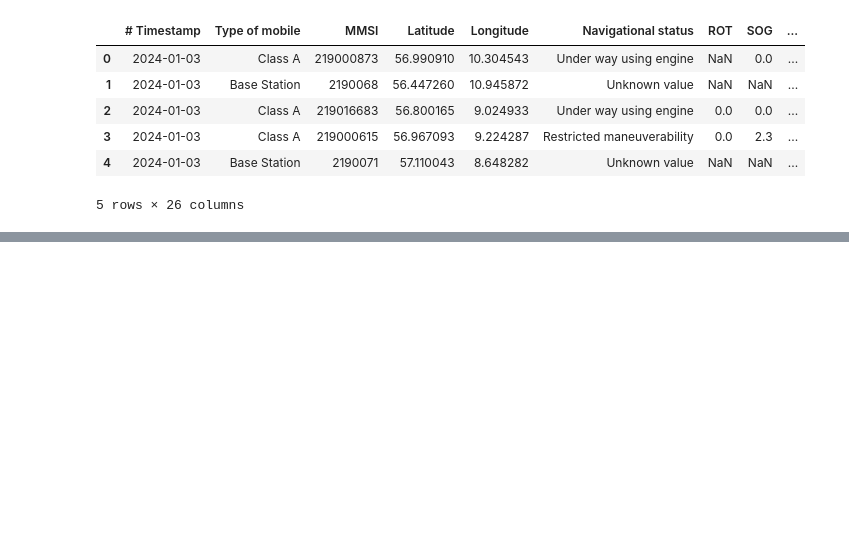
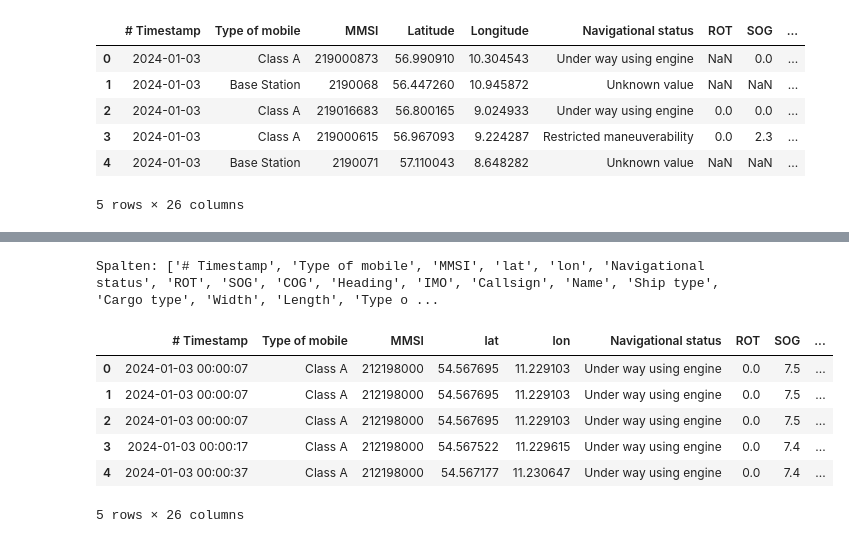
Before and after one commit to AI-lly/plotseamap, a Jupyter notebook: test2.ipynb, the cells around one changed output, grey strips where cells are left out. Drawn from its saved outputs; the diff is of its cells as text; code cells hidden in the pictures; blank space fills up the shorter version.

```diff
--- a/test2.ipynb
+++ b/test2.ipynb
@@ -46,0 +98,16 @@ AttributeError: 'DataFrame' object has no attribute 'lon'
+# %%
+# + tags=[]
+csv_path = "data/processed/ais/fehmarnbelt_ais_filtered.csv"
+# Wir lesen nur die ersten 100 000 Zeilen zum schnellen Test
+df = pd.read_csv(csv_path, parse_dates=['# Timestamp'])
+print("Spalten:", df.columns.tolist())
+df.head()
+# %% [output]
+Spalten: ['# Timestamp', 'Type of mobile', 'MMSI', 'lat', 'lon', 'Navigational status', 'ROT', 'SOG', 'COG', 'Heading', 'IMO', 'Callsign', 'Name', 'Ship type', 'Cargo type', 'Width', 'Length', 'Type o ...
+|  | # Timestamp | Type of mobile | MMSI | lat | lon | Navigational status | ROT | SOG | ... |
+| 0 | 2024-01-03 00:00:07 | Class A | 212198000 | 54.567695 | 11.229103 | Under way using engine | 0.0 | 7.5 | ... |
+| 1 | 2024-01-03 00:00:07 | Class A | 212198000 | 54.567695 | 11.229103 | Under way using engine | 0.0 | 7.5 | ... |
+| 2 | 2024-01-03 00:00:07 | Class A | 212198000 | 54.567695 | 11.229103 | Under way using engine | 0.0 | 7.5 | ... |
+| 3 | 2024-01-03 00:00:17 | Class A | 212198000 | 54.567522 | 11.229615 | Under way using engine | 0.0 | 7.4 | ... |
+| 4 | 2024-01-03 00:00:37 | Class A | 212198000 | 54.567177 | 11.230647 | Under way using engine | 0.0 | 7.4 | ... |
+5 rows × 26 columns
```
Also changed, not shown: parts of 5 cells of this notebook, 15 other files.
